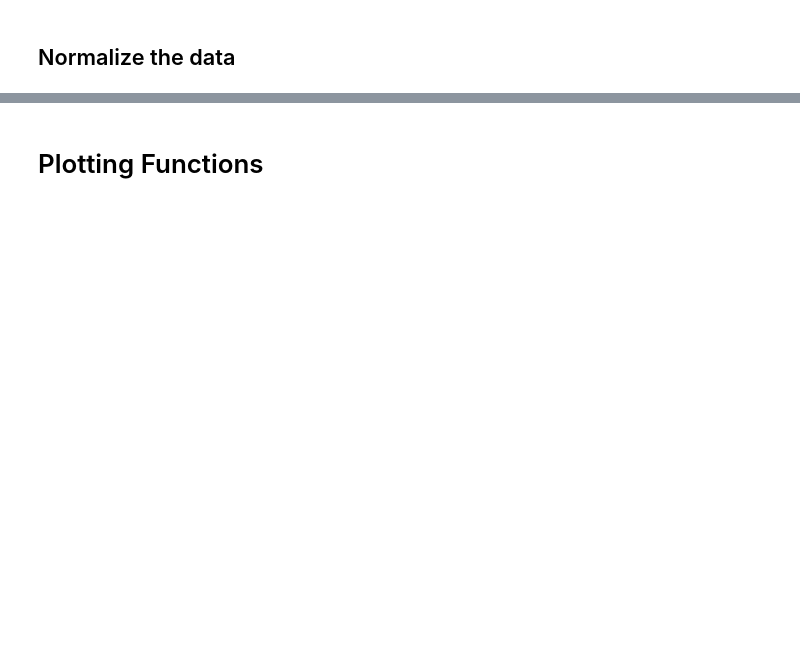
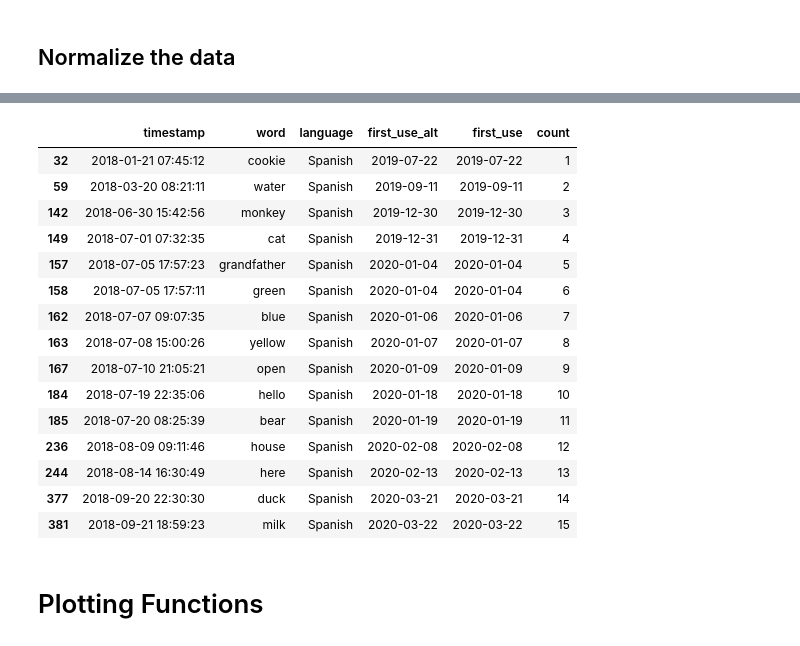
Before and after one commit to agude/agude.github.io, a Jupyter notebook: files/my-sons-words-comparison/Theo vs Cory words.ipynb, the cells around one changed output, grey strips where cells are left out. Saved outputs shown, nothing was run; the diff lists cells and outputs as text; code cells hidden in the pictures; blank space fills up the shorter version.

```diff
--- a/files/my-sons-words-comparison/Theo vs Cory words.ipynb
+++ b/files/my-sons-words-comparison/Theo vs Cory words.ipynb
@@ -140,3 +140,22 @@ theo_language_day_count_df = generate_language_day_count_df(theo_words_df)
+# %%
+theo_words_df[theo_words_df["language"] == "Spanish"]
+# %% [output]
+|  | timestamp | word | language | first_use_alt | first_use | count |
+| 32 | 2018-01-21 07:45:12 | cookie | Spanish | 2019-07-22 | 2019-07-22 | 1 |
+| 59 | 2018-03-20 08:21:11 | water | Spanish | 2019-09-11 | 2019-09-11 | 2 |
+| 142 | 2018-06-30 15:42:56 | monkey | Spanish | 2019-12-30 | 2019-12-30 | 3 |
+| 149 | 2018-07-01 07:32:35 | cat | Spanish | 2019-12-31 | 2019-12-31 | 4 |
+| 157 | 2018-07-05 17:57:23 | grandfather | Spanish | 2020-01-04 | 2020-01-04 | 5 |
+| 158 | 2018-07-05 17:57:11 | green | Spanish | 2020-01-04 | 2020-01-04 | 6 |
+| 162 | 2018-07-07 09:07:35 | blue | Spanish | 2020-01-06 | 2020-01-06 | 7 |
+| 163 | 2018-07-08 15:00:26 | yellow | Spanish | 2020-01-07 | 2020-01-07 | 8 |
+| 167 | 2018-07-10 21:05:21 | open | Spanish | 2020-01-09 | 2020-01-09 | 9 |
+| 184 | 2018-07-19 22:35:06 | hello | Spanish | 2020-01-18 | 2020-01-18 | 10 |
+| 185 | 2018-07-20 08:25:39 | bear | Spanish | 2020-01-19 | 2020-01-19 | 11 |
+| 236 | 2018-08-09 09:11:46 | house | Spanish | 2020-02-08 | 2020-02-08 | 12 |
+| 244 | 2018-08-14 16:30:49 | here | Spanish | 2020-02-13 | 2020-02-13 | 13 |
+| 377 | 2018-09-20 22:30:30 | duck | Spanish | 2020-03-21 | 2020-03-21 | 14 |
+| 381 | 2018-09-21 18:59:23 | milk | Spanish | 2020-03-22 | 2020-03-22 | 15 |
 # %% [markdown]
 # Plotting Functions
 # %%
```
Also changed, not shown: parts of 20 cells of this notebook, 2 other files.
